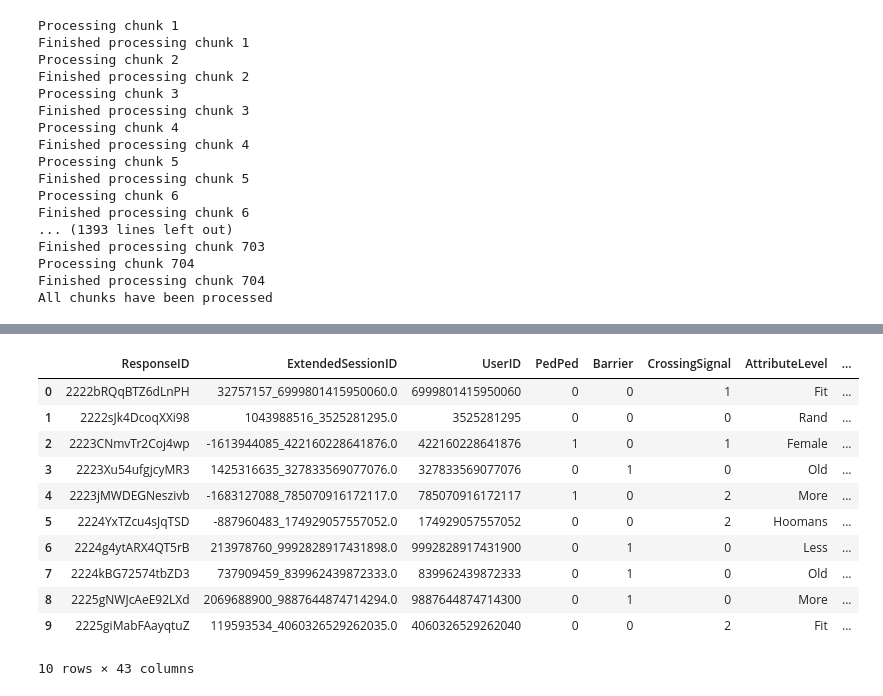
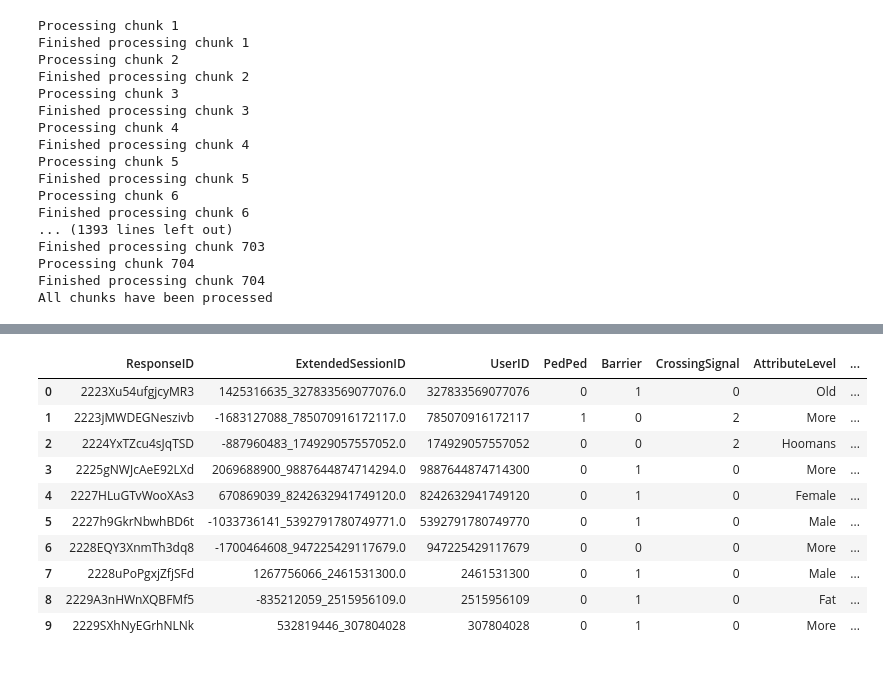
Before and after one commit to Moral-Machine-2024/timoklein, a Jupyter notebook: DSS_Thesis_Code.ipynb, the cells around one changed output, grey strips where cells are left out. Drawn from its saved outputs; the diff is of its cells as text; code cells hidden in the pictures.

```diff
--- a/DSS_Thesis_Code.ipynb
+++ b/DSS_Thesis_Code.ipynb
@@ -472,15 +423,0 @@ NameError: name 'pd' is not defined
-# %%
-cleaned_data.head(10)
-# %% [output]
-|  | ResponseID | ExtendedSessionID | UserID | PedPed | Barrier | CrossingSignal | AttributeLevel | ... |
-| 0 | 2222bRQqBTZ6dLnPH | 32757157_6999801415950060.0 | 6999801415950060 | 0 | 0 | 1 | Fit | ... |
-| 1 | 2222sJk4DcoqXXi98 | 1043988516_3525281295.0 | 3525281295 | 0 | 0 | 0 | Rand | ... |
-| 2 | 2223CNmvTr2Coj4wp | -1613944085_422160228641876.0 | 422160228641876 | 1 | 0 | 1 | Female | ... |
-| 3 | 2223Xu54ufgjcyMR3 | 1425316635_327833569077076.0 | 327833569077076 | 0 | 1 | 0 | Old | ... |
-| 4 | 2223jMWDEGNeszivb | -1683127088_785070916172117.0 | 785070916172117 | 1 | 0 | 2 | More | ... |
-| 5 | 2224YxTZcu4sJqTSD | -887960483_174929057557052.0 | 174929057557052 | 0 | 0 | 2 | Hoomans | ... |
-| 6 | 2224g4ytARX4QT5rB | 213978760_9992828917431898.0 | 9992828917431900 | 0 | 1 | 0 | Less | ... |
-| 7 | 2224kBG72574tbZD3 | 737909459_839962439872333.0 | 839962439872333 | 0 | 1 | 0 | Old | ... |
-| 8 | 2225gNWJcAeE92LXd | 2069688900_9887644874714294.0 | 9887644874714300 | 0 | 1 | 0 | More | ... |
-| 9 | 2225giMabFAayqtuZ | 119593534_4060326529262035.0 | 4060326529262040 | 0 | 0 | 2 | Fit | ... |
-10 rows × 43 columns
@@ -486,0 +427,20 @@ cleaned_data.head(10)
+# %%
+import pandas as pd
+
+# Adjust display settings to show all columns
+pd.set_option('display.max_columns', None)
+
+# Now, when you call head(), you'll see all the columns
+cleaned_data.head(10)
+# %% [output]
+|  | ResponseID | ExtendedSessionID | UserID | PedPed | Barrier | CrossingSignal | AttributeLevel | ... |
+| 0 | 2223Xu54ufgjcyMR3 | 1425316635_327833569077076.0 | 327833569077076 | 0 | 1 | 0 | Old | ... |
+| 1 | 2223jMWDEGNeszivb | -1683127088_785070916172117.0 | 785070916172117 | 1 | 0 | 2 | More | ... |
+| 2 | 2224YxTZcu4sJqTSD | -887960483_174929057557052.0 | 174929057557052 | 0 | 0 | 2 | Hoomans | ... |
+| 3 | 2225gNWJcAeE92LXd | 2069688900_9887644874714294.0 | 9887644874714300 | 0 | 1 | 0 | More | ... |
+| 4 | 2227HLuGTvWooXAs3 | 670869039_8242632941749120.0 | 8242632941749120 | 0 | 1 | 0 | Female | ... |
+| 5 | 2227h9GkrNbwhBD6t | -1033736141_5392791780749771.0 | 5392791780749770 | 0 | 1 | 0 | Male | ... |
+| 6 | 2228EQY3XnmTh3dq8 | -1700464608_947225429117679.0 | 947225429117679 | 0 | 0 | 0 | More | ... |
+| 7 | 2228uPoPgxjZfjSFd | 1267756066_2461531300.0 | 2461531300 | 0 | 1 | 0 | Male | ... |
+| 8 | 2229A3nHWnXQBFMf5 | -835212059_2515956109.0 | 2515956109 | 0 | 1 | 0 | Fat | ... |
+| 9 | 2229SXhNyEGrhNLNk | 532819446_307804028 | 307804028 | 0 | 1 | 0 | More | ... |
```
Also changed, not shown: parts of 14 cells of this notebook.
